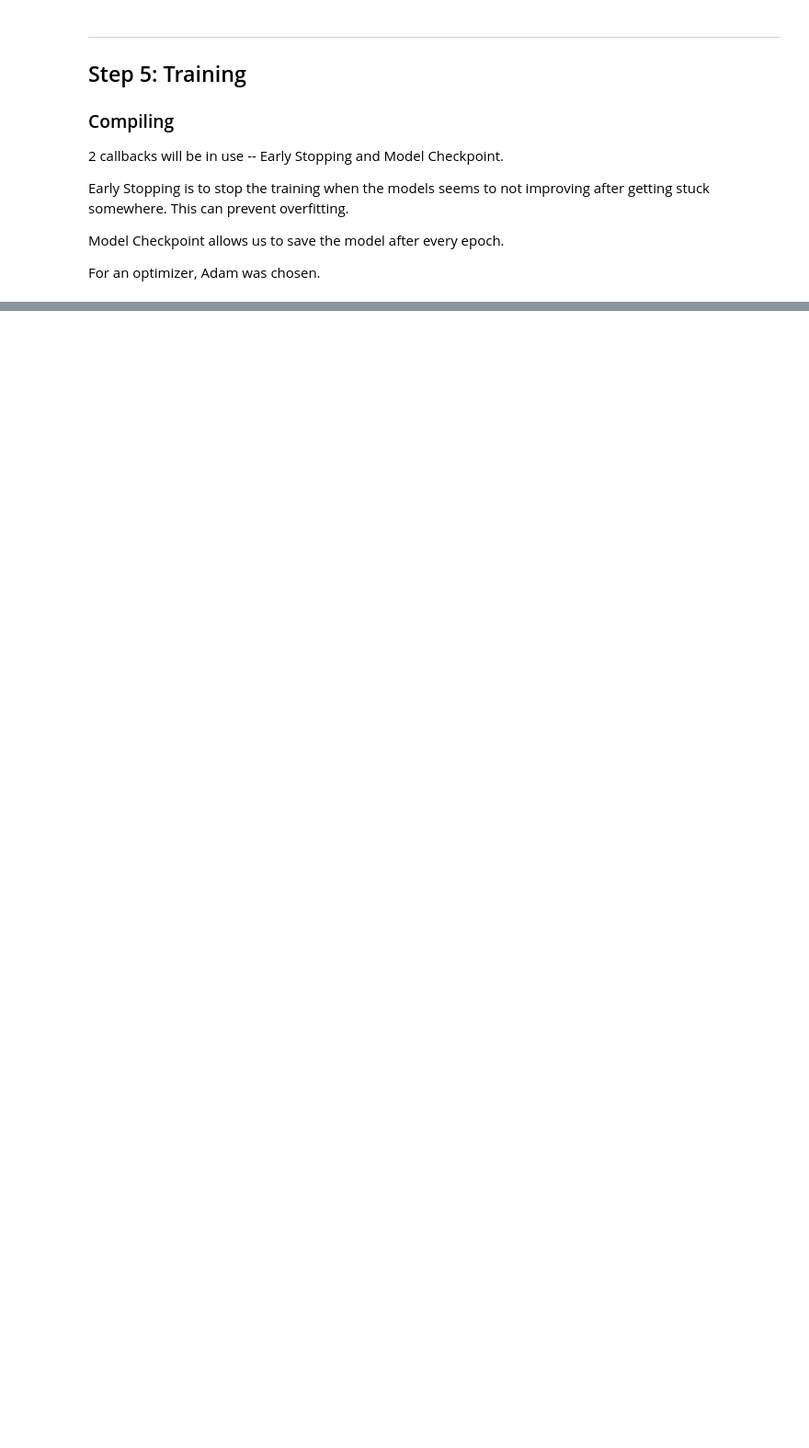
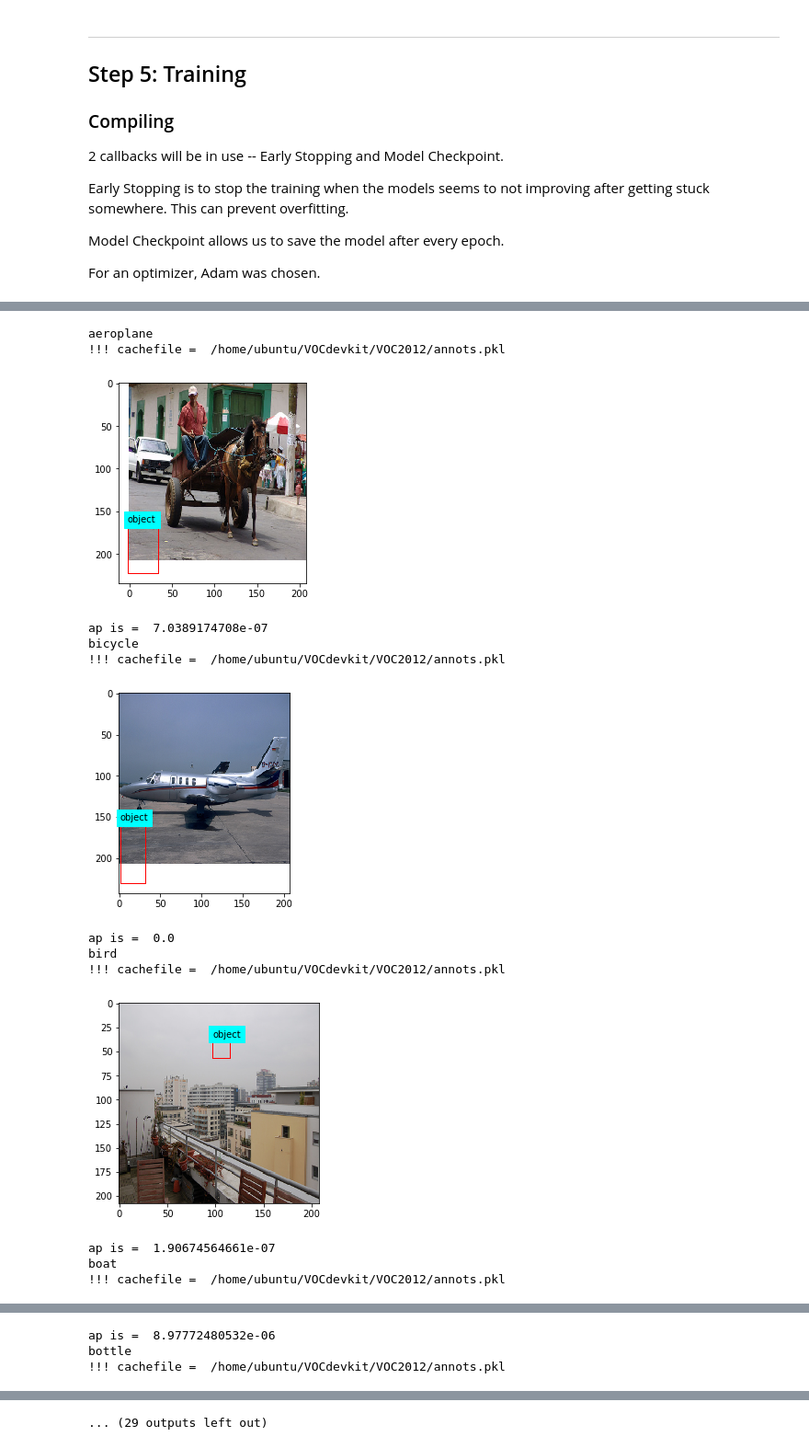
Before and after one commit to SeyeonLee/ObjectDetectionOnCommand, a Jupyter notebook: ObjectDetectionOnCommand.ipynb, the cells around one changed output, grey strips where cells are left out. Shown at 92% size. Cells and saved outputs as stored; diff of their text form; code cells hidden in the pictures; blank space fills up the shorter version.

```diff
--- a/ObjectDetectionOnCommand.ipynb
+++ b/ObjectDetectionOnCommand.ipynb
@@ -1055,11 +1236,11 @@ KeyboardInterrupt:
 # %%
-finetune_model.load_weights('weights00000000.h5')
+finetune_model.load_weights('weights_yolo_on_voc2012.h5')
 finetune_model.fit_generator(generator = train_batch_generator,
                     steps_per_epoch  = len(train_batch_generator),
                     epochs           = 50,
                     verbose          = 1,
-                    validation_data  = valid_batch_generator,
-                    validation_steps = len(valid_batch_generator),
+                    #validation_data  = valid_batch_generator,
+                    #validation_steps = len(valid_batch_generator),
                     callbacks        = [early_stop, checkpoint],
                     max_queue_size   = 3)
 # %% [output]
@@ -1083,0 +1301,2 @@ Epoch 00010: early stopping
+# %%
+finetune_model.load_weights("weights_yolo_on_voc2012.h5")
@@ -1083,0 +1319,4 @@ Epoch 00010: early stopping
+# %%
+for label in LABELS:
+    file = open("/home/ubuntu/VOCdevkit/VOC2012/ImageSets/Main/"+label+"_det.txt","w")
+    file.close()
@@ -1083,0 +1672,5 @@ Epoch 00010: early stopping
+# %%
+detpath = "/home/ubuntu/VOCdevkit/VOC2012/ImageSets/Main/"
+annopath = "/home/ubuntu/VOCdevkit/VOC2012/Annotations/"
+cachedir= "/home/ubuntu/VOCdevkit/VOC2012/"
+results_files_path= "/home/ubuntu/VOCdevkit/"
@@ -1083,0 +1679,41 @@ Epoch 00010: early stopping
+# %%
+with open(results_files_path + "results.txt", 'w') as results_file:
+    results_file.write("# AP and precision/recall per class\n")
+    sum_ap = 0.0
+    ap_dictionary={}
+    for classname in LABELS:
+        print(classname)
+        imagesetfile = "/home/ubuntu/VOCdevkit/VOC2012/ImageSets/Main/" + classname + "_val.txt"
+        rec, prec, ap = (voc_eval(detpath,
+                         annopath,
+                         imagesetfile,
+                         classname = classname,
+                         cachedir=cachedir,
+                         ovthresh=0.5,
+                         use_07_metric=False))
+        sum_ap+=ap
+        results_file.write(classname +
+                           "\n Precision: " + str(prec) +
+                           "\n Recall :" + str(rec) +
+                           "\n AP :" + str(ap) +
+                           "\n\n")
+        ap_dictionary[classname] = ap
+        print("ap is = ", ap)
+
+print("sum_ap is:" , sum_ap)
+mAP = sum_ap / len(LABELS)
+# %% [output]
+aeroplane
+!!! cachefile =  /home/ubuntu/VOCdevkit/VOC2012/annots.pkl
+[figure, added]
+ap is =  7.0389174708e-07
+bicycle
+!!! cachefile =  /home/ubuntu/VOCdevkit/VOC2012/annots.pkl
+[figure, added]
+ap is =  0.0
+bird
+!!! cachefile =  /home/ubuntu/VOCdevkit/VOC2012/annots.pkl
+[figure, added]
+ap is =  1.90674564661e-07
+boat
+!!! cachefile =  /home/ubuntu/VOCdevkit/VOC2012/annots.pkl
@@ -1083,0 +1721,3 @@ Epoch 00010: early stopping
+ap is =  8.97772480532e-06
+bottle
+!!! cachefile =  /home/ubuntu/VOCdevkit/VOC2012/annots.pkl
@@ -1083,0 +1729 @@ Epoch 00010: early stopping
+... (29 outputs left out)
```
Also changed, not shown: parts of 58 cells of this notebook, 1 other file.
